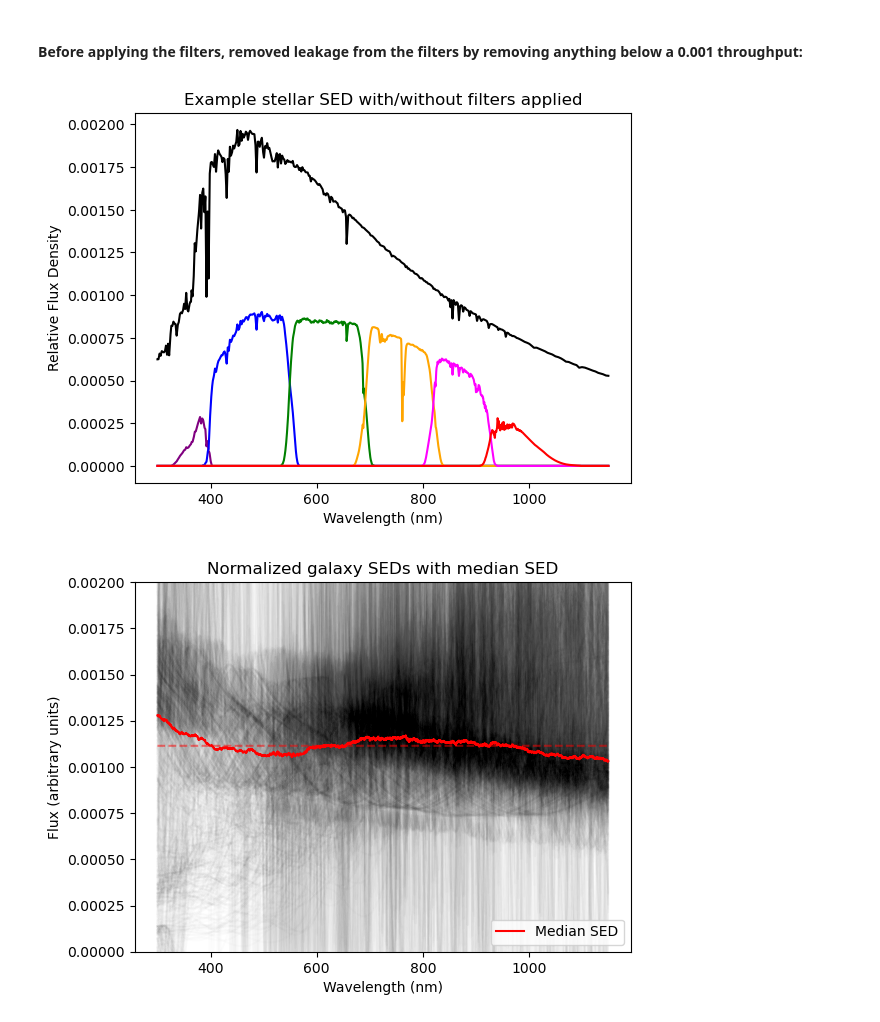
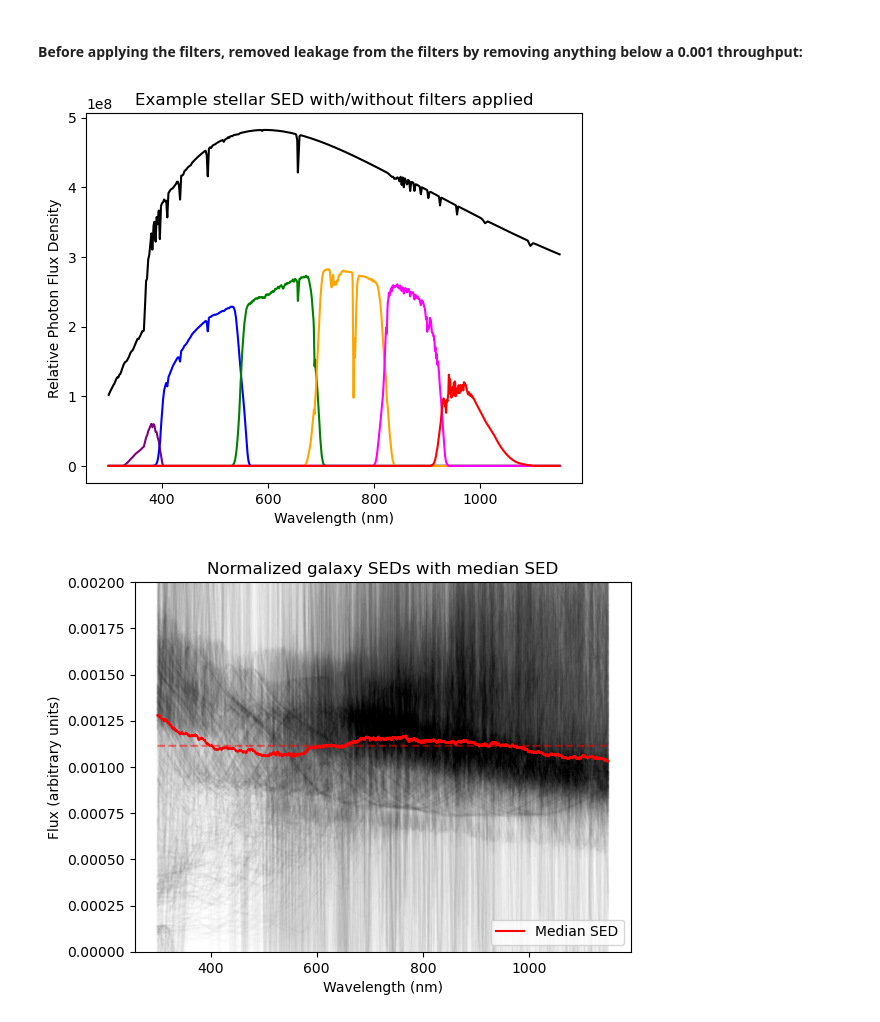
Before and after one commit to LSSTDESC/DifferentialCR, a Jupyter notebook: SEDAnalysis.ipynb, the cells around one changed output. Drawn from its saved outputs; the diff is of its cells as text; code cells hidden in the pictures.

```diff
--- a/SEDAnalysis.ipynb
+++ b/SEDAnalysis.ipynb
@@ -181,42 +203,7 @@ with open(file_paths) as f:
 # %%
 #Open the SEDs and apply the filters
 
-from scipy.interpolate import interp1d
-from utils import apply_filter
 
-# def apply_filter(wvl, data, band = 'g', rm_leakage = True):
-#     '''
-#     wvl - a list of the wavelengths in angstroms
-#     data - a N x M list of SEDs, N = number of SEDs, M = len of wvl
-#     returns data with the band filter applied to each SED
-#     '''
-#     if band == 'all':
-#         filtered_data = {}
-#         for band in 'ugrizy':
-#             filter_file = f'filter_files/total_{band}.dat'
-#             filter_band = np.loadtxt(filter_file).T #filter_band[0] -> wavelengths, filter_band[1] -> filter pass fraction
-
-#             # remove filter leakage: set lower bound of filter to 0.001 throughput
-#             if rm_leakage:
-#                 leakage_mask = filter_band[1] < 0.001
-#                 filter_band[1][leakage_mask] = np.zeros(np.sum(leakage_mask))
-
-#             func = interp1d(filter_band[0], filter_band[1])
-#             SED_filter = func(wvl)
-#             filtered_data[band] = data * SED_filter
-#         return filtered_data
-#     else:
-#         filter_file = f'filter_files/total_{band}.dat'
-#         filter_band = np.loadtxt(filter_file).T #filter_band[0] -> wavelengths, filter_band[1] -> filter pass fraction
-
-#         # remove filter leakage: set lower bound of filter to 0.001 throughput
-#         if rm_leakage:
-#             leakage_mask = filter_band[1] < 0.001
-#             filter_band[1][leakage_mask] = np.zeros(np.sum(leakage_mask))
-
-#         func = interp1d(filter_band[0], filter_band[1])
-#         SED_filter = func(wvl)
-#         return data * SED_filter
 
 def normalize_distributions(x_array, distributions, append_average = False):
     """
@@ -261,6 +248,8 @@ stellar_SEDs = func(stellar_wvl_temp)
 # Normalize the SEDs for comparison purposes and append the "median" SED
 stellar_SEDs = normalize_distributions(stellar_wvl, stellar_SEDs, append_average = True)
 
+# Make sure there are no negative values
+stellar_SEDs = np.abs(stellar_SEDs)
 
 
 
@@ -284,38 +273,45 @@ SEDs = func(wvl_temp)
 # Normalize the SEDs for comparison purposes and append the median SED
 SEDs = normalize_distributions(wvl, SEDs, append_average = True)
 
+# Make sure there are no negative values
+SEDs = np.abs(SEDs)
 
 
 # --- Set up a flat SED for testing
 flatSED = np.array([np.ones(len(wvl))])
 
 flatSED = normalize_distributions(wvl, flatSED)
 
 
 
 
-# --- Apply filters to SEDs ----
+# --- Apply filters to SEDs and convert to photon density ----
 filter_labels = ['u', 'g', 'r', 'i', 'z', 'y']
+
+
+h  = 6.62607015e-27       # erg s
+c  = 2.99792458e18        # Å / s
+hc = h * c                # erg Å  (≈ 1.986e-8)
 
 
 filtered_data = {}
 stellar_filtered_data = {}
 flat_filtered = {}
 
-i = 0 #choose the index of one of the SEDs to plot (i = -1 for the median SED)
+i = 110 #choose the index of one of the SEDs to plot (i = -1 for the median SED)
 
-plt.plot(wvl, stellar_SEDs[i], 'k', label = f'SED index: {i}')
+plt.plot(wvl, stellar_SEDs[i] *wvl*10/hc, 'k', label = f'SED index: {i}')
 
 for band in filter_labels:
-    filtered_data[band]= apply_filter(wvl, SEDs, band)
-    stellar_filtered_data[band]= apply_filter(stellar_wvl, stellar_SEDs, band)
-    flat_filtered[band] = apply_filter(wvl, flatSED, band)
+    filtered_data[band]= apply_filter(wvl, SEDs, band, rm_leakage = True, cutoff = 0.002)  *wvl*10/hc
+    stellar_filtered_data[band]= apply_filter(stellar_wvl, stellar_SEDs, band, rm_leakage = True, cutoff = 0.002)  *stellar_wvl*10/hc
+    flat_filtered[band] = apply_filter(wvl, flatSED, band, rm_leakage = True, cutoff = 0.002)  *wvl*10/hc
     plt.plot(wvl, stellar_filtered_data[band][i], color = colors[band])
 
 plt.title('Example stellar SED with/without filters applied')
 plt.xlabel('Wavelength (nm)')
-plt.ylabel('Relative Flux Density')
+plt.ylabel('Relative Photon Flux Density')
 # plt.legend()
 plt.show()
 # %% [output]
-[figure, old version]
+[figure, new version]
```
Also changed, not shown: parts of 8 cells of this notebook, 3 other files.
